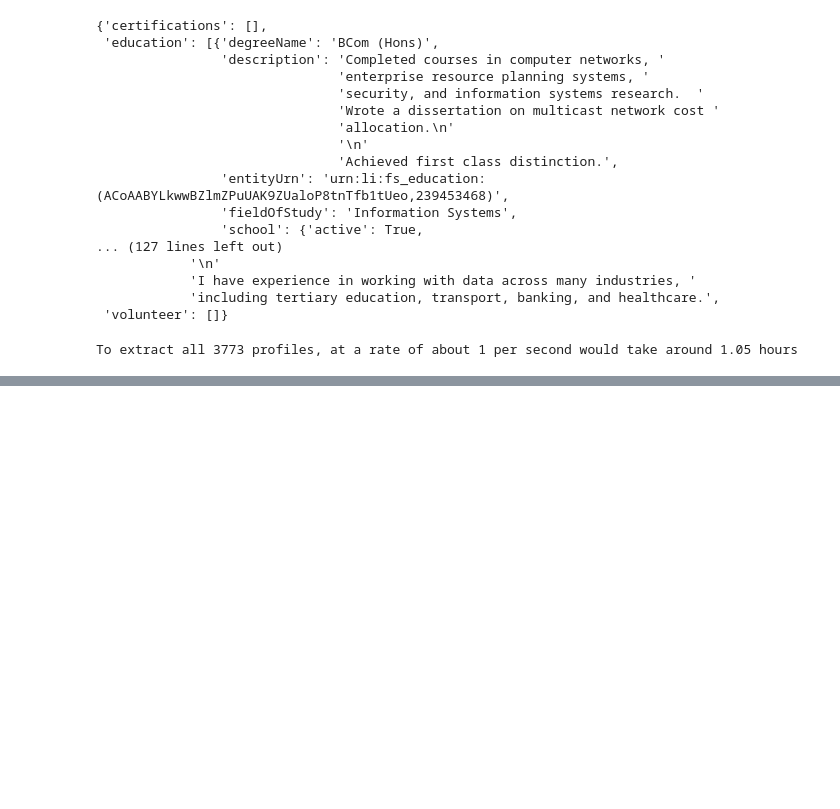
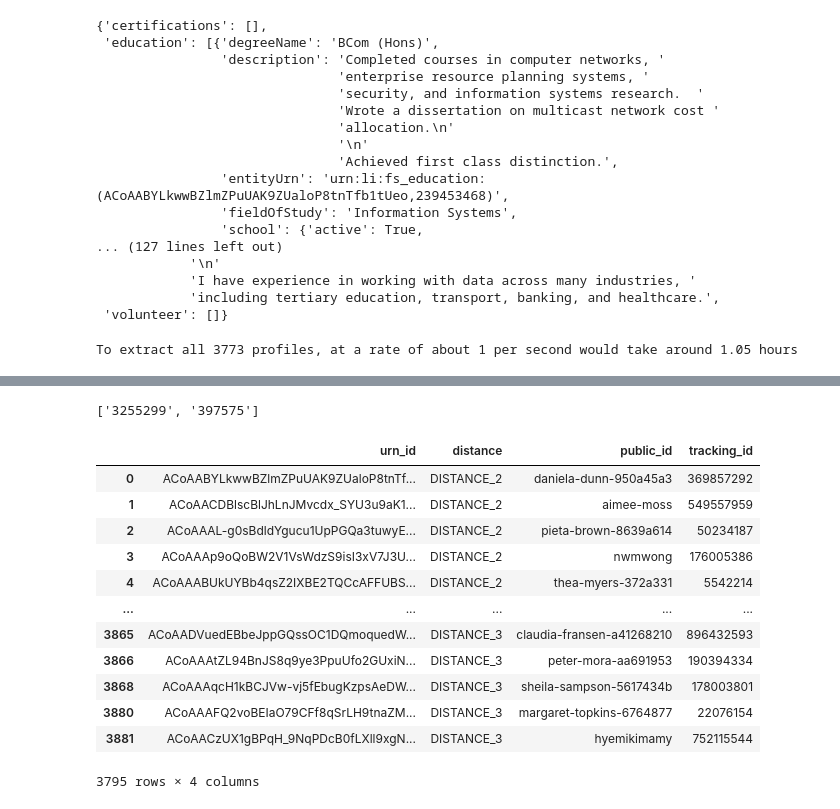
Before and after one commit to UoA-eResearch/linkedin, a Jupyter notebook: fetch.ipynb, the cells around one changed output, grey strips where cells are left out. Drawn from its saved outputs; the diff is of its cells as text; code cells hidden in the pictures; blank space fills up the shorter version.

```diff
--- a/fetch.ipynb
+++ b/fetch.ipynb
@@ -165,0 +166,4 @@ json.dump(results, open("profiles.json", "w"))
+# %%
+companies[:2]
+# %% [output]
+['3255299', '397575']
@@ -165,0 +176,17 @@ json.dump(results, open("profiles.json", "w"))
+# %%
+all_people_pwc_kpmg_df = pd.DataFrame(all_people_pwc_kpmg).drop_duplicates()
+all_people_pwc_kpmg_df
+# %% [output]
+|  | urn_id | distance | public_id | tracking_id |
+| 0 | ACoAABYLkwwBZlmZPuUAK9ZUaloP8tnTf... | DISTANCE_2 | daniela-dunn-950a45a3 | 369857292 |
+| 1 | ACoAACDBlscBlJhLnJMvcdx_SYU3u9aK1... | DISTANCE_2 | aimee-moss | 549557959 |
+| 2 | ACoAAAL-g0sBdldYgucu1UpPGQa3tuwyE... | DISTANCE_2 | pieta-brown-8639a614 | 50234187 |
+| 3 | ACoAAAp9oQoBW2V1VsWdzS9isI3xV7J3U... | DISTANCE_2 | nwmwong | 176005386 |
+| 4 | ACoAAABUkUYBb4qsZ2IXBE2TQCcAFFUBS... | DISTANCE_2 | thea-myers-372a331 | 5542214 |
+| ... | ... | ... | ... | ... |
+| 3865 | ACoAADVuedEBbeJppGQssOC1DQmoquedW... | DISTANCE_3 | claudia-fransen-a41268210 | 896432593 |
+| 3866 | ACoAAAtZL94BnJS8q9ye3PpuUfo2GUxiN... | DISTANCE_3 | peter-mora-aa691953 | 190394334 |
+| 3868 | ACoAAAqcH1kBCJVw-vj5fEbugKzpsAeDW... | DISTANCE_3 | sheila-sampson-5617434b | 178003801 |
+| 3880 | ACoAAAFQ2voBEIaO79CFf8qSrLH9tnaZM... | DISTANCE_3 | margaret-topkins-6764877 | 22076154 |
+| 3881 | ACoAACzUX1gBPqH_9NqPDcB0fLXll9xgN... | DISTANCE_3 | hyemikimamy | 752115544 |
+3795 rows × 4 columns
```
Also changed, not shown: parts of 21 cells of this notebook, 1 other file.
